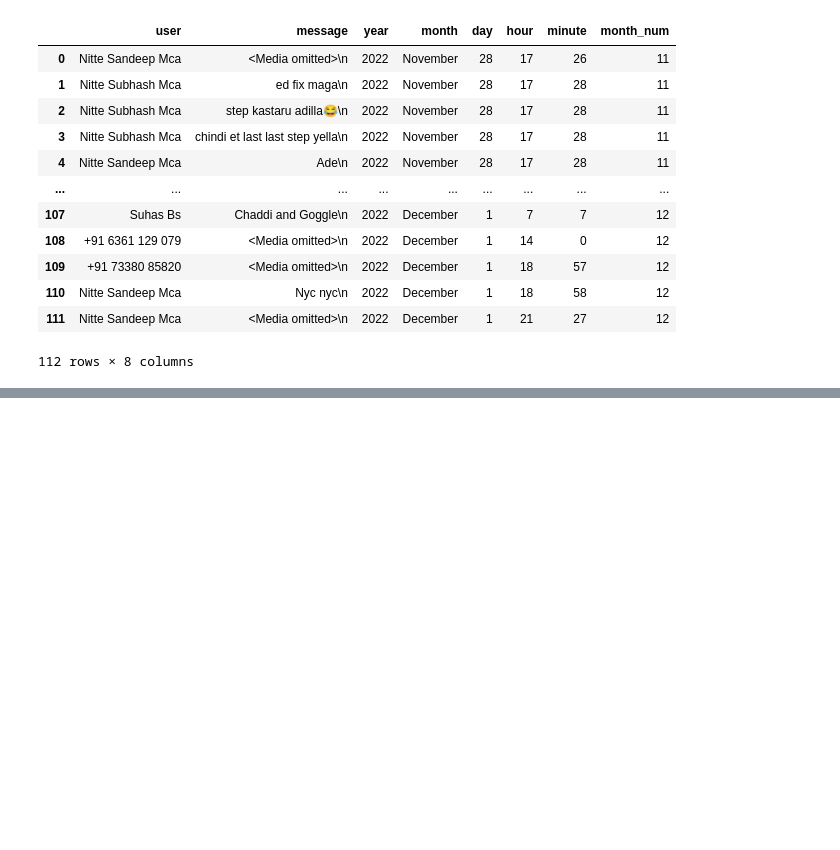
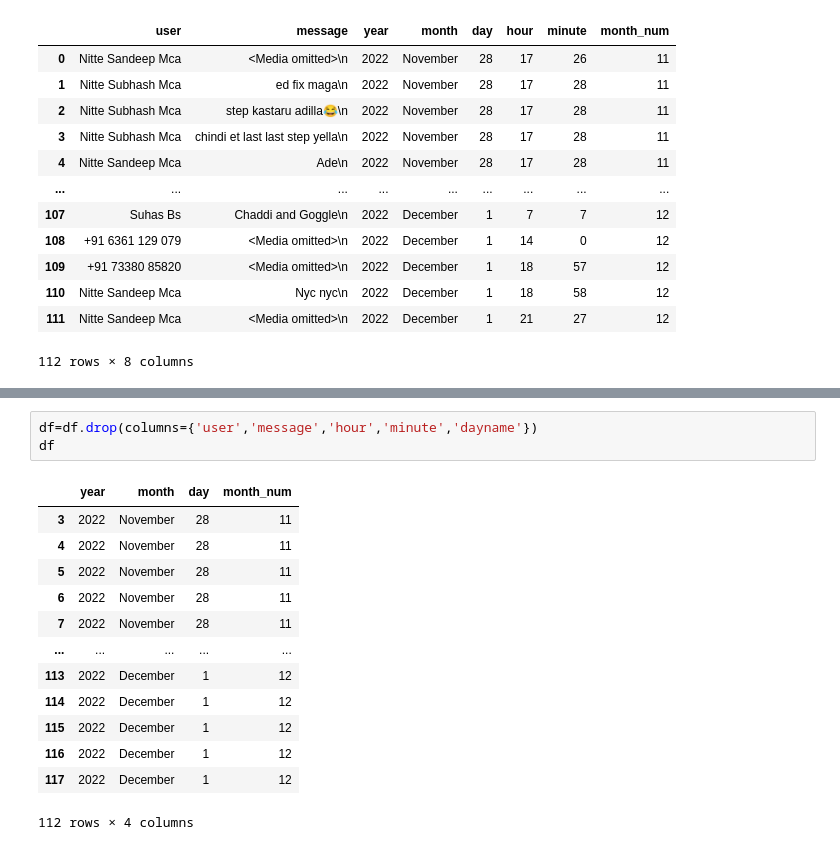
Before and after one commit to souravsuvarna/WhatsApp-Chat-Analyzer-API, a Jupyter notebook: project2.ipynb, the cells around one changed output, grey strips where cells are left out. Saved outputs shown, nothing was run; the diff lists cells and outputs as text; blank space fills up the shorter version.

```diff
--- a/project2.ipynb
+++ b/project2.ipynb
@@ -689,0 +723,17 @@ df10
+# %%
+df=df.drop(columns={'user','message','hour','minute','dayname'})
+df
+# %% [output]
+|  | year | month | day | month_num |
+| 3 | 2022 | November | 28 | 11 |
+| 4 | 2022 | November | 28 | 11 |
+| 5 | 2022 | November | 28 | 11 |
+| 6 | 2022 | November | 28 | 11 |
+| 7 | 2022 | November | 28 | 11 |
+| ... | ... | ... | ... | ... |
+| 113 | 2022 | December | 1 | 12 |
+| 114 | 2022 | December | 1 | 12 |
+| 115 | 2022 | December | 1 | 12 |
+| 116 | 2022 | December | 1 | 12 |
+| 117 | 2022 | December | 1 | 12 |
+112 rows × 4 columns
```
Also changed, not shown: parts of 3 cells of this notebook, 5 other files.
